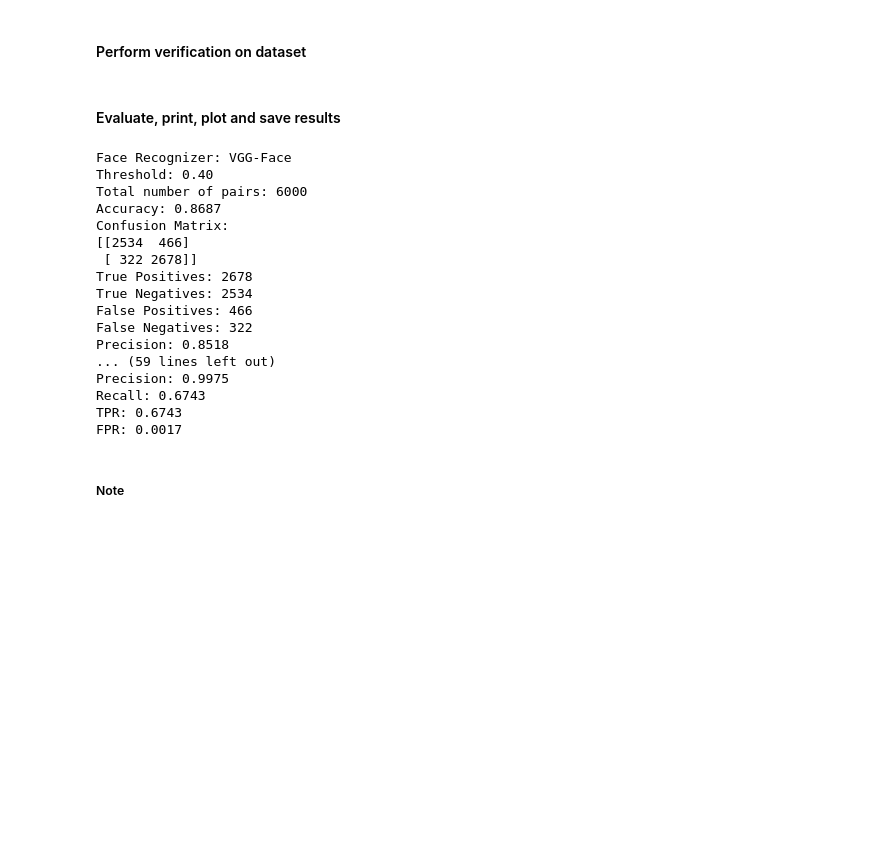
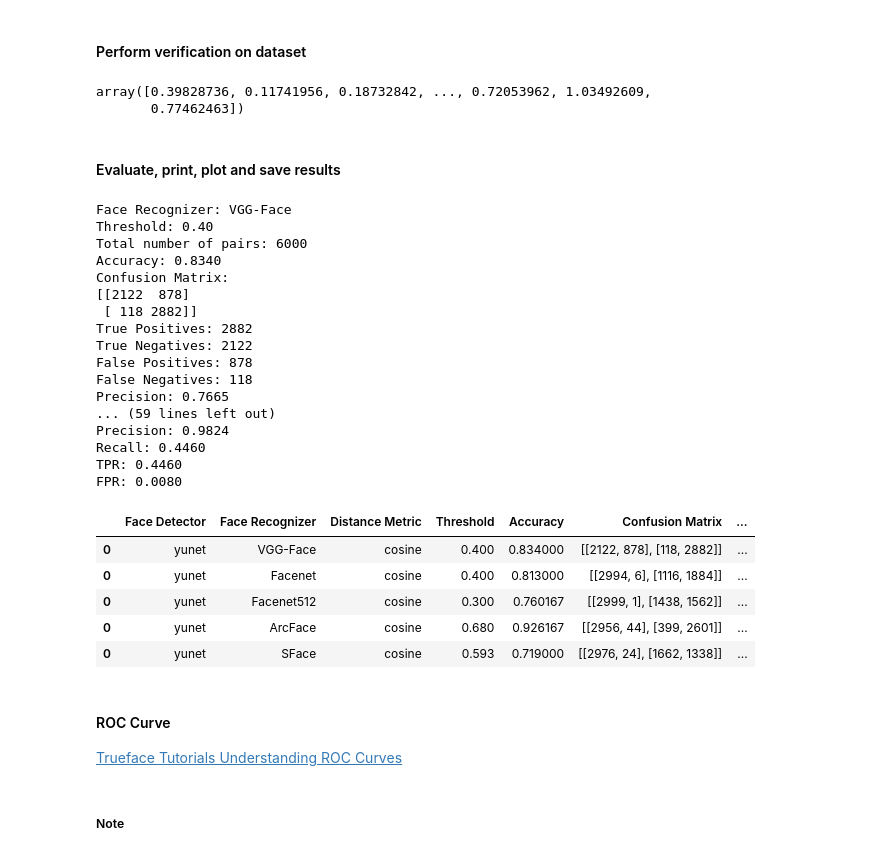
Before and after one commit to ChulaSeniorProject2023OEP/preparation_phase, a Jupyter notebook: FaceVerificationSystemEvaluation.ipynb, the cells around one changed output. Cells and saved outputs as stored; diff of their text form; code cells hidden in the pictures; blank space fills up the shorter version.

Commit message:
Update evaluation results

```diff
--- a/FaceVerificationSystemEvaluation.ipynb
+++ b/FaceVerificationSystemEvaluation.ipynb
@@ -238,7 +263,13 @@ y_true, y_distances = read_pairs_file(
+# %%
+y_distances
+# %% [output]
+array([0.39828736, 0.11741956, 0.18732842, ..., 0.72053962, 1.03492609,
+       0.77462463])
 # %% [markdown]
 #### Evaluate, print, plot and save results
 # %%
-face_detector = "opencv"
+# Define the parameters
+face_detector = "yunet"
 face_recognizers = ["VGG-Face", "Facenet", "Facenet512", "ArcFace", "SFace"]
 distance_metric = "cosine"
 thresholds = {
@@ -248,29 +279,55 @@ thresholds = {
     "ArcFace": 0.68,
     "SFace": 0.593,
 }
+# Define the list to store all the dataframes
+dataframes = []
 
+# Loop through the face recognizers
 for face_recognizer in tqdm(face_recognizers):
-    print(f"Face Recognizer: {face_recognizer}")
-    threshold = thresholds[face_recognizer]
-    save_and_plot_output(face_detector, face_recognizer, distance_metric, threshold)
+    try:
+        print(f"Face Recognizer: {face_recognizer}")
+        threshold = thresholds[face_recognizer]
+        df = save_and_plot_output(face_detector, face_recognizer, distance_metric, threshold, output_dir=target_dir)
+        dataframes.append(df)
+    except:
+        pass
+
+# Combine all the dataframes into one dataframe
+combined_df = pd.concat(dataframes)
+
+# Save the combined dataframe as a CSV file
+combined_df.to_csv(os.path.join(target_dir, "combined_results.csv"), index=False)
 # %% [output]
 Face Recognizer: VGG-Face
 Threshold: 0.40
 Total number of pairs: 6000
-Accuracy: 0.8687
+Accuracy: 0.8340
 Confusion Matrix:
-[[2534  466]
- [ 322 2678]]
-True Positives: 2678
-True Negatives: 2534
-False Positives: 466
-False Negatives: 322
-Precision: 0.8518
+[[2122  878]
+ [ 118 2882]]
+True Positives: 2882
+True Negatives: 2122
+False Positives: 878
+False Negatives: 118
+Precision: 0.7665
 ... (59 lines left out)
-Precision: 0.9975
-Recall: 0.6743
-TPR: 0.6743
-FPR: 0.0017
+Precision: 0.9824
+Recall: 0.4460
+TPR: 0.4460
+FPR: 0.0080
+# %%
+combined_df
+# %% [output]
+|  | Face Detector | Face Recognizer | Distance Metric | Threshold | Accuracy | Confusion Matrix | ... |
+| 0 | yunet | VGG-Face | cosine | 0.400 | 0.834000 | [[2122, 878], [118, 2882]] | ... |
+| 0 | yunet | Facenet | cosine | 0.400 | 0.813000 | [[2994, 6], [1116, 1884]] | ... |
+| 0 | yunet | Facenet512 | cosine | 0.300 | 0.760167 | [[2999, 1], [1438, 1562]] | ... |
+| 0 | yunet | ArcFace | cosine | 0.680 | 0.926167 | [[2956, 44], [399, 2601]] | ... |
+| 0 | yunet | SFace | cosine | 0.593 | 0.719000 | [[2976, 24], [1662, 1338]] | ... |
+# %% [markdown]
+#### ROC Curve
+[Trueface Tutorials Understanding ROC Curves
+](https://medium.com/trueface-ai/what-are-roc-curves-and-how-to-interpret-them-d53b09c06b81)
 # %% [markdown]
 ##### Note
 # %%
```
Also changed, not shown: parts of 3 cells of this notebook, 10 other files.
